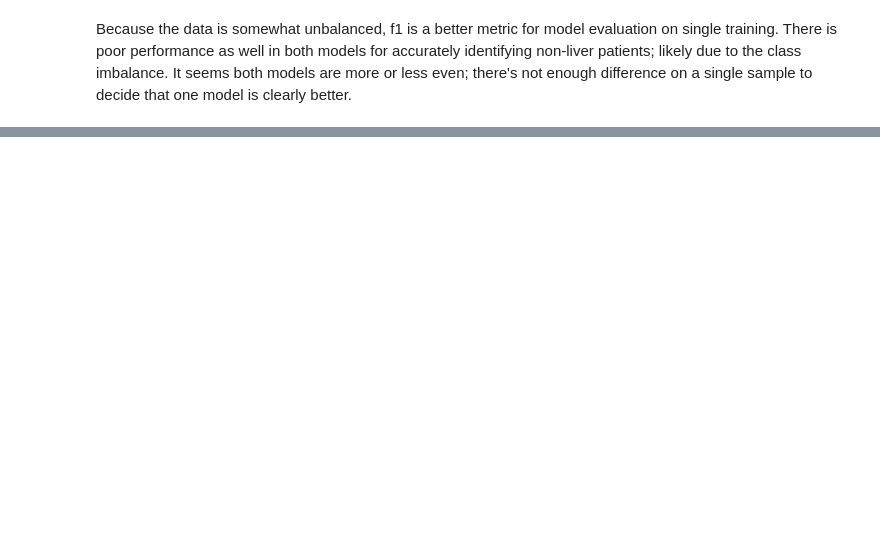
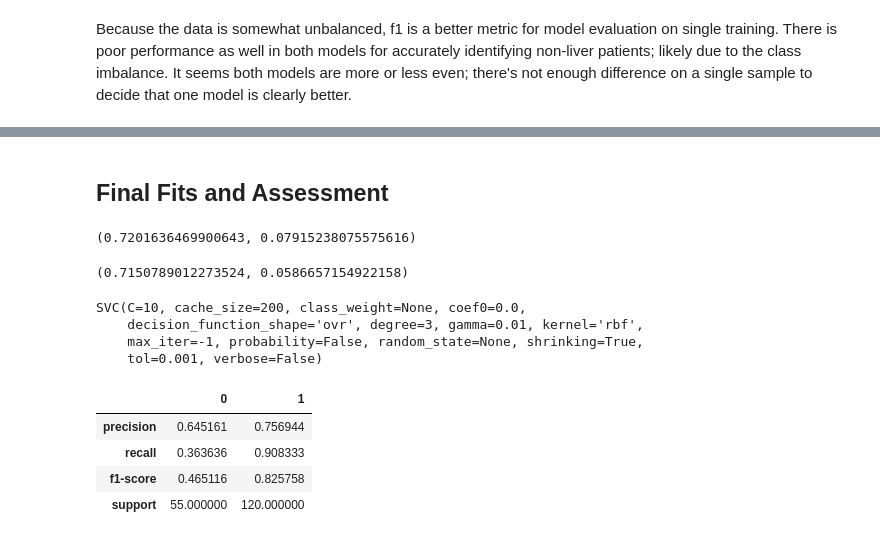
Before and after one commit to Rogges/Healthcare, a Jupyter notebook: Liver Machine Learning.ipynb, the cells around one changed output, grey strips where cells are left out. Saved outputs shown, nothing was run; the diff lists cells and outputs as text; code cells hidden in the pictures; blank space fills up the shorter version.

```diff
--- a/Liver Machine Learning.ipynb
+++ b/Liver Machine Learning.ipynb
@@ -340,3 +312,6 @@ Interestingly, both the Random Forest and Extra Trees Classifiers found the clin
+# %%
+sel_x = sel_x[new_sel_data.columns]
+sel_clin_x = sel_clin_x[new_clin_data.columns]
 # %%
 models = []
 models.append(("LSVC", LinearSVC()))
@@ -344,0 +348,38 @@ models.append(("KNN", KNeighborsClassifier()))
+# %% [markdown]
+## Final Fits and Assessment
+# %%
+kfold = KFold(n_splits = 10, random_state = seed)
+cv_results = cross_val_score(SVC(C = 10, kernel = 'rbf', gamma = 0.01), sel_x, sel_y, cv = kfold, scoring = "accuracy")
+cv_results.mean(), cv_results.std()
+# %% [output]
+(0.7201636469900643, 0.07915238075575616)
+# %%
+kfold = KFold(n_splits = 10, random_state = seed)
+cv_results = cross_val_score(SVC(C = 10, kernel = 'rbf', gamma = 0.01), sel_clin_x, sel_clin_y, cv = kfold, scoring = "accuracy")
+cv_results.mean(), cv_results.std()
+# %% [output]
+(0.7150789012273524, 0.0586657154922158)
+# %%
+sel_x_train, sel_x_test, sel_y_train, sel_y_test = train_test_split(sel_x, sel_y, test_size = 0.3)
+sel_clin_x_train, sel_clin_x_test, sel_clin_y_train, sel_clin_y_test  = train_test_split(sel_clin_x, sel_clin_y, test_size = 0.3)
+# %%
+svc = SVC(C = 10, kernel = 'rbf', gamma = 0.01)
+svc.fit(sel_x_train, sel_y_train)
+
+svc_clin = SVC(C = 10, kernel = 'rbf', gamma = 0.01)
+svc_clin.fit(sel_clin_x_train, sel_clin_y_train)
+# %% [output]
+SVC(C=10, cache_size=200, class_weight=None, coef0=0.0,
+    decision_function_shape='ovr', degree=3, gamma=0.01, kernel='rbf',
+    max_iter=-1, probability=False, random_state=None, shrinking=True,
+    tol=0.001, verbose=False)
+# %%
+report = classification_report(sel_y_test, svc.predict(sel_x_test), output_dict = True)
+report_simple = {0: report["0"], 1: report["1"]}
+pd.DataFrame(report_simple)
+# %% [output]
+|  | 0 | 1 |
+| precision | 0.645161 | 0.756944 |
+| recall | 0.363636 | 0.908333 |
+| f1-score | 0.465116 | 0.825758 |
+| support | 55.000000 | 120.000000 |
```
Also changed, not shown: parts of 22 cells of this notebook.
